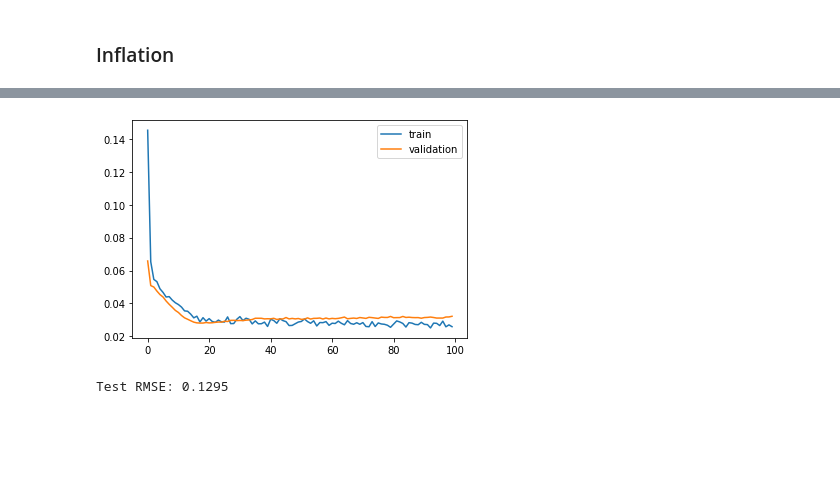
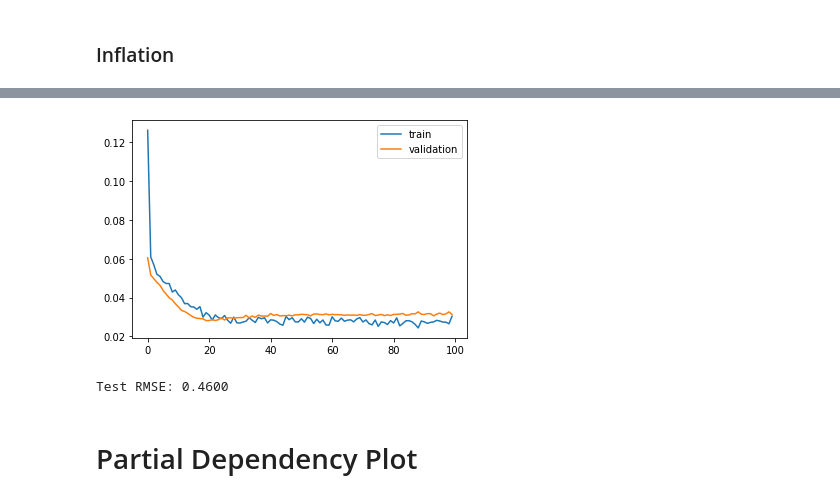
Before and after one commit to fagan2888/bis_speeches_text_bigram_frequency, a Jupyter notebook: source/Keras_LSTM.ipynb, the cells around one changed output, grey strips where cells are left out. Saved outputs shown, nothing was run; the diff lists cells and outputs as text; code cells hidden in the pictures; blank space fills up the shorter version.

Commit message:
lstm scaling invert. feature importance. partial dependency plot

```diff
--- a/source/Keras_LSTM.ipynb
+++ b/source/Keras_LSTM.ipynb
@@ -120,10 +120,6 @@ def main(x1_index_name, index_name, num_epochs=30):
 
     feature_num = dataset.shape[1]
     values = dataset.values   # pd.Series -> numpy.ndarray
-
-    # integer encode direction
-    # encoder = LabelEncoder()
-    # values[:,feature_num - 1] = encoder.fit_transform(values[:,feature_num - 1])
 
     # ensure all data is float
     values = values.astype('float32')
@@ -155,7 +151,6 @@ def main(x1_index_name, index_name, num_epochs=30):
     # design network
     model = Sequential()
     model.add(LSTM(64, input_shape=(train_X.shape[1:])))
-#     model.add(Dense(500))
     model.add(Dropout(0.2))
     model.add(Dense(1, activation='linear'))
     model.compile(loss='mse', optimizer='adam')
@@ -180,22 +175,23 @@ def main(x1_index_name, index_name, num_epochs=30):
     test_X = test_X.reshape((test_X.shape[0], test_X.shape[2]))
 
     # invert scaling for forecast
-    # inv_yhat = concatenate((yhat, test_X[:, 1:]), axis=1)
-    #inv_yhat = scaler.inverse_transform(inv_yhat)
-    #inv_yhat = inv_yhat[:,0]
+    inv_yhat = concatenate((test_X[:,:-1], yhat), axis=1)
+    inv_yhat = scaler.inverse_transform(inv_yhat)
+    yhat = inv_yhat[:,-1]
 
     # invert scaling for actual
-#     test_y = test_y.reshape((len(test_y), 1))
-#     inv_y = concatenate((test_y, test_X[:, 1:]), axis=1)
-    #inv_y = scaler.inverse_transform(inv_y)
-    #inv_y = inv_y[:,0]
+    test_y = test_y.reshape((len(test_y), 1))
+    inv_y = concatenate((test_X[:,:-1], test_y), axis=1)
+    inv_y = scaler.inverse_transform(inv_y)
+    test_y = inv_y[:,-1]
 
     # calculate RMSE
-    # rmse = sqrt(mean_squared_error(inv_y, inv_yhat))
     rmse = sqrt(mean_squared_error(test_y, yhat))
     print('Test RMSE: %.4f' % rmse)
 
     fig.savefig('../output/image/%s_train%d_feature%d_%s_%.4f.png' % (index_name, n_train_num, feature_num, x1_index_name, rmse))
+
+    return inv_yhat
 # %%
 # parameters
 index_name = 'unemployment_not_adjusted'   # inflation_rate_percentage_change
@@ -385,5 +381,5 @@ Test RMSE: 0.1383
 # %%
-main('strength', 'unemployment_not_adjusted', num_epochs=100)
+inv_yhat = main('strength', 'unemployment_not_adjusted', num_epochs=100)
 # %% [output]
 x1_index_name: strength
 index_name: unemployment_not_adjusted
@@ -405,2 +401,4 @@ Epoch 100/100
-[figure, old version]
+[figure, new version]
-Test RMSE: 0.1295
+Test RMSE: 0.4600
+# %% [markdown]
+# Partial Dependency Plot
```
Also changed, not shown: parts of 15 cells of this notebook.
